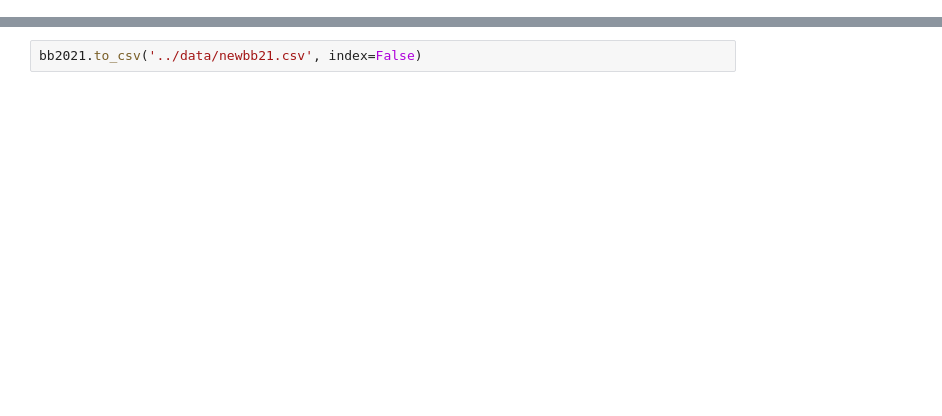
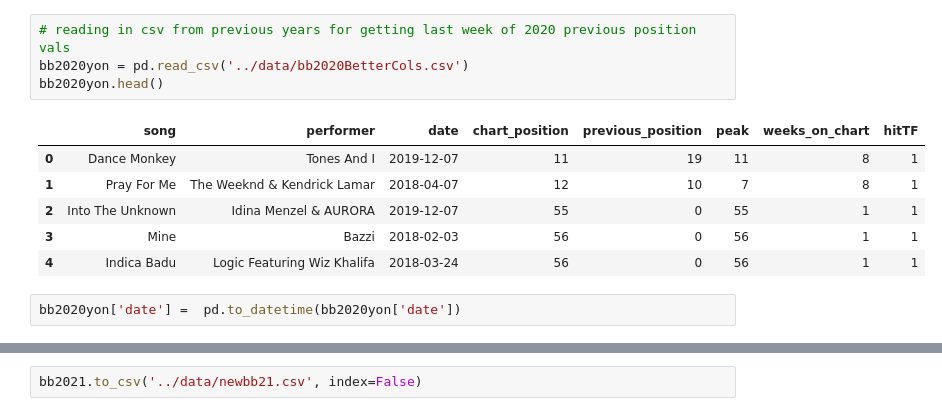
Before and after one commit to reccleston/song-predictions, a Jupyter notebook: sarah/bb2021MoreCleanup.ipynb, the cells around one changed output, grey strips where cells are left out. Drawn from its saved outputs; the diff is of its cells as text; blank space fills up the shorter version.

Commit message:
adding in previous position column

```diff
--- a/sarah/bb2021MoreCleanup.ipynb
+++ b/sarah/bb2021MoreCleanup.ipynb
@@ -142,0 +44,13 @@ bb2021.head()
+# %%
+# reading in csv from previous years for getting last week of 2020 previous position vals
+bb2020yon = pd.read_csv('../data/bb2020BetterCols.csv')
+bb2020yon.head()
+# %% [output]
+|  | song | performer | date | chart_position | previous_position | peak | weeks_on_chart | hitTF |
+| 0 | Dance Monkey | Tones And I | 2019-12-07 | 11 | 19 | 11 | 8 | 1 |
+| 1 | Pray For Me | The Weeknd & Kendrick Lamar | 2018-04-07 | 12 | 10 | 7 | 8 | 1 |
+| 2 | Into The Unknown | Idina Menzel & AURORA | 2019-12-07 | 55 | 0 | 55 | 1 | 1 |
+| 3 | Mine | Bazzi | 2018-02-03 | 56 | 0 | 56 | 1 | 1 |
+| 4 | Indica Badu | Logic Featuring Wiz Khalifa | 2018-03-24 | 56 | 0 | 56 | 1 | 1 |
+# %%
+bb2020yon['date'] =  pd.to_datetime(bb2020yon['date'])
```
Also changed, not shown: parts of 37 cells of this notebook, 3 other files.
